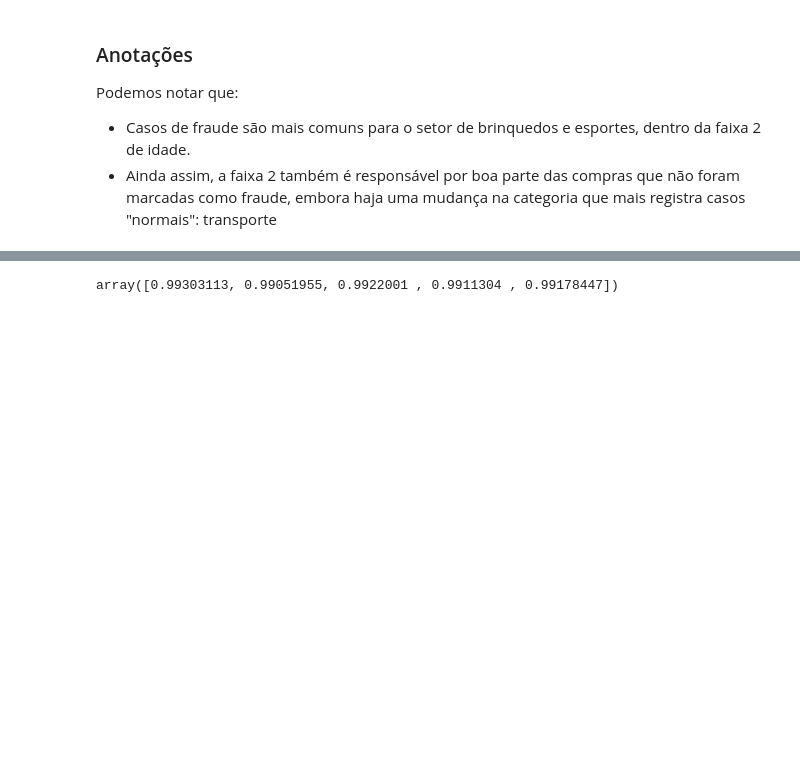
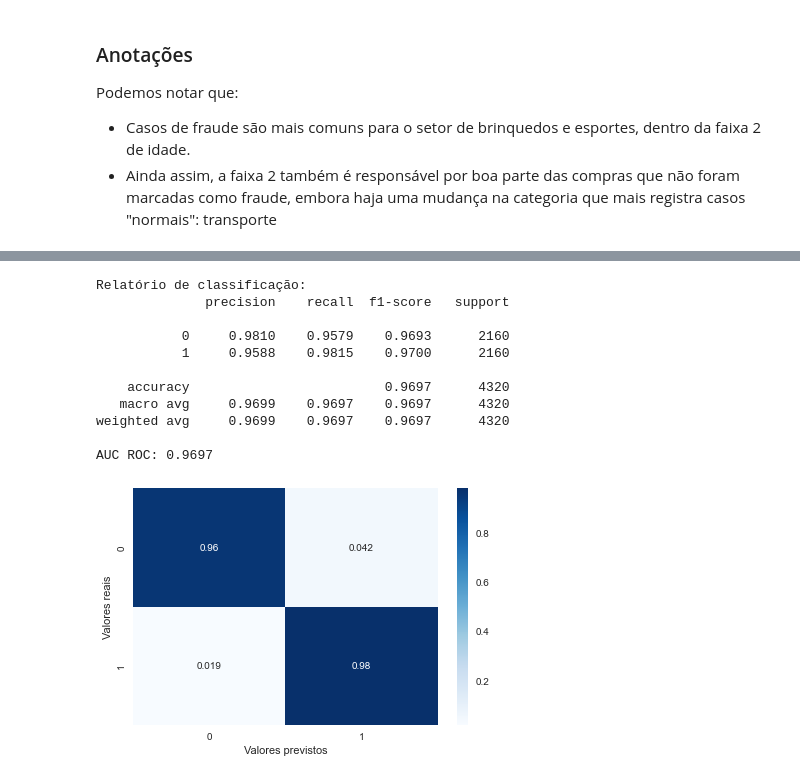
Before and after one commit to sergioneto12/TCC_UNIVESP_Model, a Jupyter notebook: index.ipynb, the cells around one changed output, grey strips where cells are left out. Saved outputs shown, nothing was run; the diff lists cells and outputs as text; code cells hidden in the pictures; blank space fills up the shorter version.

```diff
--- a/index.ipynb
+++ b/index.ipynb
@@ -519,0 +505,6 @@ AUC-ROC: 0.9517611357190708
+# %%
+## Passo 5
+
+x = fraud_ml.drop(columns=['fraud'])
+y = fraud_ml['fraud']
+x_train, x_test, y_train, y_test = train_test_split(x, y, test_size= 0.3, random_state = 42, stratify=y, shuffle=True)
@@ -519,0 +568,20 @@ AUC-ROC: 0.9517611357190708
+# %%
+# Random Forest Classifier
+rf = RandomForestClassifier(bootstrap=True, max_depth=None, min_samples_leaf=1, min_samples_split=10, n_estimators=200, class_weight='balanced', random_state=42)
+model = rf.fit(x_train, y_train)
+
+y_pred = model.predict(x_test)
+# accuracy_score(y_test, y_pred)
+
+# Avaliar o modelo
+accuracy = accuracy_score(y_test, y_pred)
+precision = precision_score(y_test, y_pred)
+recall = recall_score(y_test, y_pred)
+f1 = f1_score(y_test, y_pred)
+roc_auc = roc_auc_score(y_test, y_pred)
+
+print(f"Acurácia: {accuracy}")
+print(f"Precisão: {precision}")
+print(f"Recall: {recall}")
+print(f"F1-Score: {f1}")
+print(f"AUC-ROC: {roc_auc}")
@@ -536,6 +610,31 @@ plt.show()
-# %%
-cv_scores = cross_val_score(model, x_test, y_test, cv=5, scoring='roc_auc')
-cv_scores
-# print(f'Média de Resultados da validação cruzada: {cv_scores.mean()}')
-# %% [output]
-array([0.99303113, 0.99051955, 0.9922001 , 0.9911304 , 0.99178447])
+# %%
+# avaliando o desempenho do modelo treinado com dataset balanceado com random under sampler
+print(f'Relatório de classificação:\n{classification_report(y_test, y_pred, digits=4)}')
+
+# avaliando AUC do modelo
+print("AUC ROC: {:.4f}\n".format(roc_auc_score(y_test, y_pred)))
+
+# matriz de confusão
+fig, ax = plt.subplots()
+
+sns.heatmap(confusion_matrix(y_test, y_pred, normalize='true'), cmap='Blues', annot=True, ax=ax)
+
+ax.set_ylabel("Valores reais")
+ax.set_xlabel("Valores previstos")
+
+# plt.savefig('results-rus.png')
+
+plt.tight_layout()
+# %% [output]
+Relatório de classificação:
+              precision    recall  f1-score   support
+
+           0     0.9810    0.9579    0.9693      2160
+           1     0.9588    0.9815    0.9700      2160
+
+    accuracy                         0.9697      4320
+   macro avg     0.9699    0.9697    0.9697      4320
+weighted avg     0.9699    0.9697    0.9697      4320
+
+AUC ROC: 0.9697
+[figure, added]
```
Also changed, not shown: parts of 75 cells of this notebook, 3 other files.
